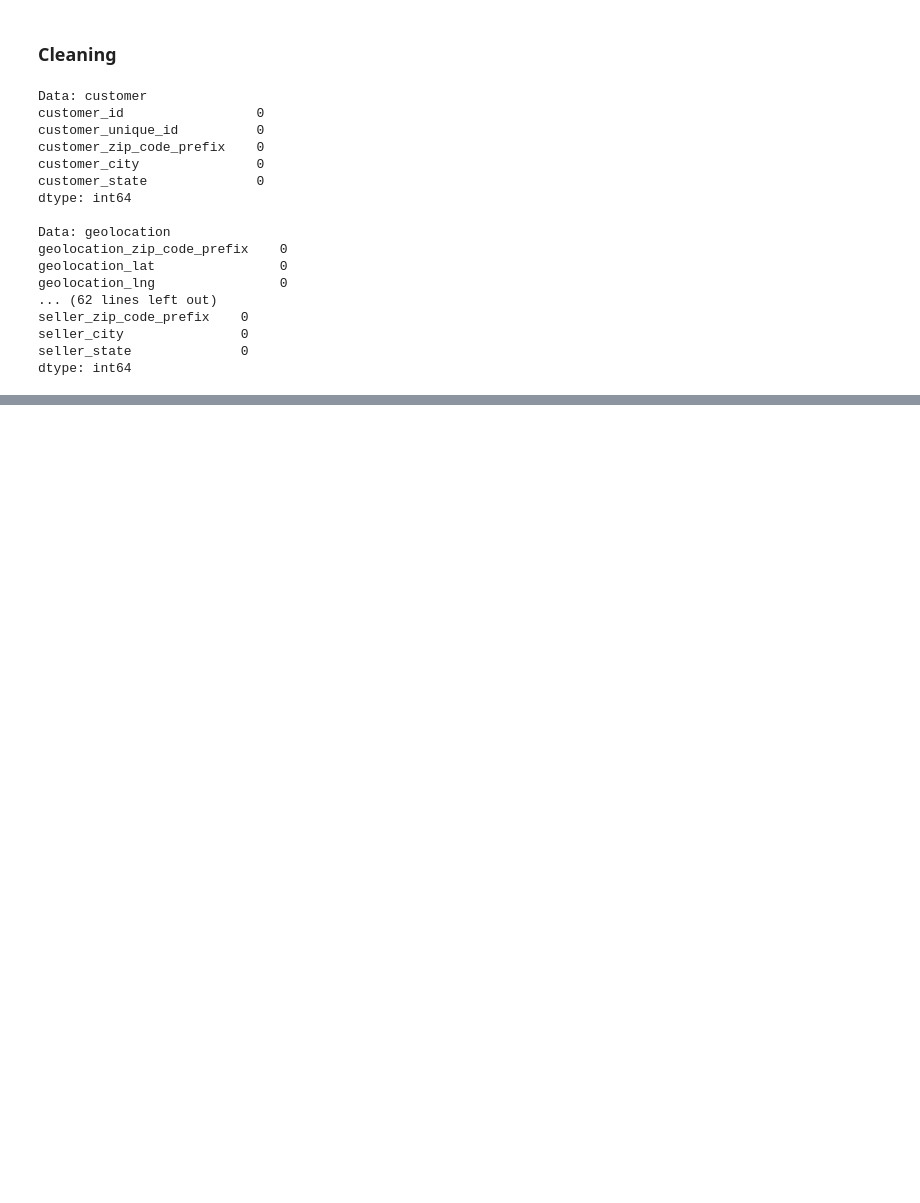
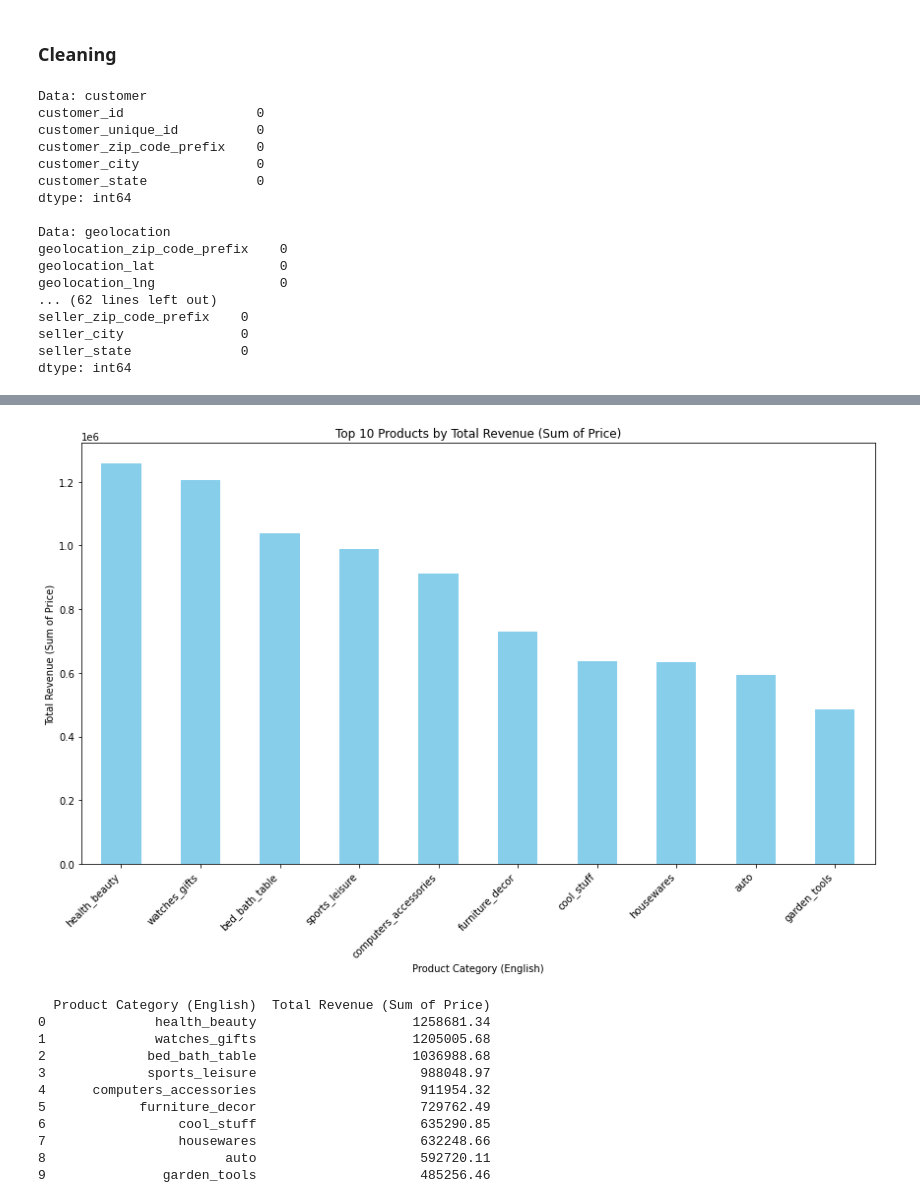
Before and after one commit to Alvinnxyz/DicodingSubmission, a Jupyter notebook: Data Analyst project.ipynb, the cells around one changed output, grey strips where cells are left out. Cells and saved outputs as stored; diff of their text form; code cells hidden in the pictures; blank space fills up the shorter version.

```diff
--- a/Data Analyst project.ipynb
+++ b/Data Analyst project.ipynb
@@ -222,0 +682,33 @@ dtype: int64
+# %%
+import matplotlib.pyplot as plt
+import pandas as pd
+
+product_revenue = all_df.groupby('product_category_name_english')['price'].sum()
+product_revenue = product_revenue.sort_values(ascending=False)
+
+top_10_products_revenue = product_revenue.head(10)
+
+plt.figure(figsize=(12, 8))
+top_10_products_revenue.plot(kind='bar', color='skyblue')
+plt.title('Top 10 Products by Total Revenue (Sum of Price)')
+plt.xlabel('Product Category (English)')
+plt.ylabel('Total Revenue (Sum of Price)')
+plt.xticks(rotation=45, ha='right')
+plt.tight_layout()
+plt.show()
+
+top_10_products_revenue_df = pd.DataFrame({'Product Category (English)': top_10_products_revenue.index, 'Total Revenue (Sum of Price)': top_10_products_revenue.values})
+print(top_10_products_revenue_df)
+# %% [output]
+[figure, added]
+  Product Category (English)  Total Revenue (Sum of Price)
+0              health_beauty                    1258681.34
+1              watches_gifts                    1205005.68
+2             bed_bath_table                    1036988.68
+3             sports_leisure                     988048.97
+4      computers_accessories                     911954.32
+5            furniture_decor                     729762.49
+6                 cool_stuff                     635290.85
+7                 housewares                     632248.66
+8                       auto                     592720.11
+9               garden_tools                     485256.46
```
Also changed, not shown: parts of 56 cells of this notebook, 33 other files.
